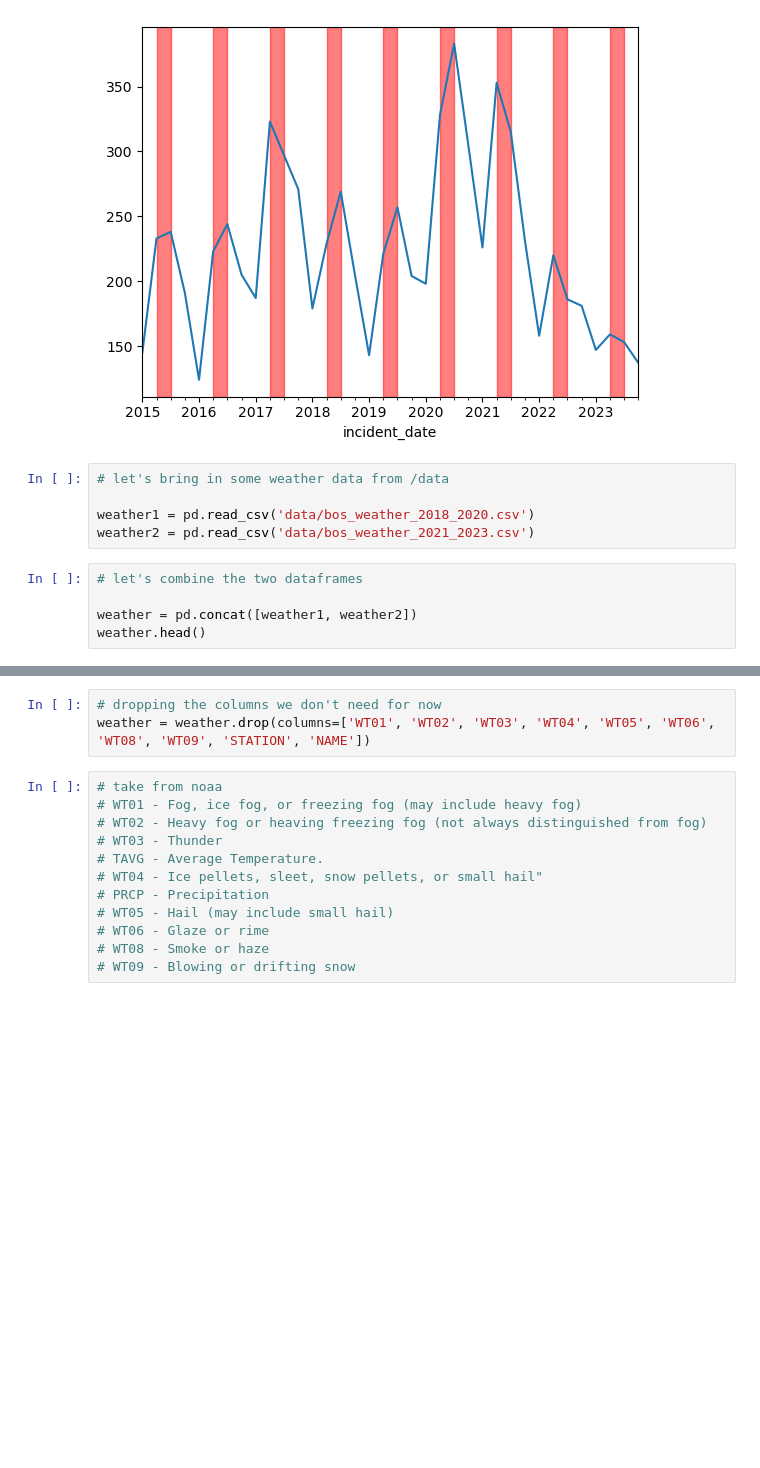
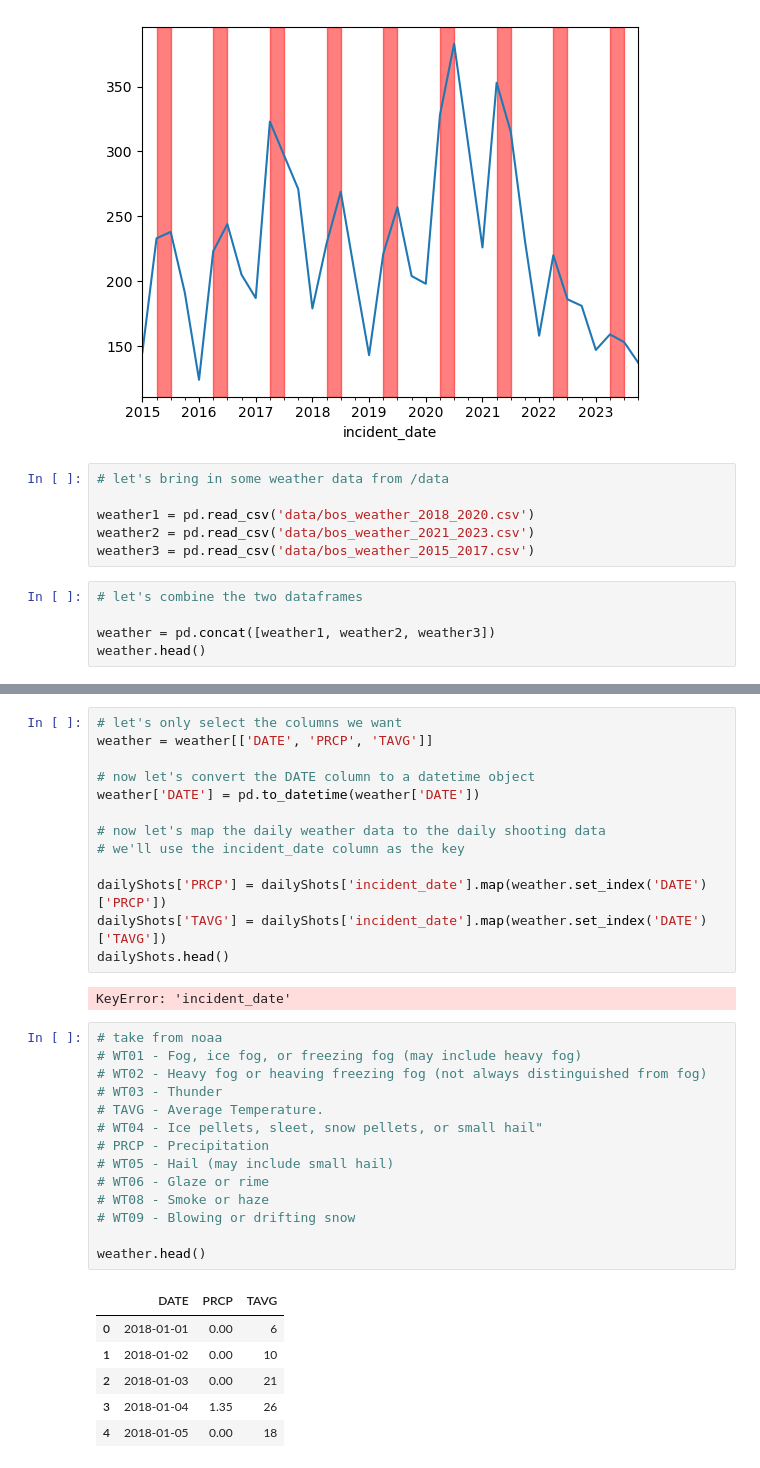
Before and after one commit to kammelCase/ShotsFiredBoston, a Jupyter notebook: ShotsFired_EDA.ipynb, the cells around one changed output, grey strips where cells are left out. Saved outputs shown, nothing was run; the diff lists cells and outputs as text; blank space fills up the shorter version.

```diff
--- a/ShotsFired_EDA.ipynb
+++ b/ShotsFired_EDA.ipynb
@@ -101,10 +95,11 @@ plt.axvspan('2023-06-30', '2023-09-30', color='red', alpha=0.5)
 
 weather1 = pd.read_csv('data/bos_weather_2018_2020.csv')
 weather2 = pd.read_csv('data/bos_weather_2021_2023.csv')
+weather3 = pd.read_csv('data/bos_weather_2015_2017.csv')
 # %%
 # let's combine the two dataframes
 
-weather = pd.concat([weather1, weather2])
+weather = pd.concat([weather1, weather2, weather3])
 weather.head()
 # %% [output]
 |  | STATION | NAME | DATE | AWND | PRCP | SNOW | TAVG | WT01 | WT02 | WT03 | WT04 | ... |
@@ -114,20 +109,41 @@ weather.head()
 | 3 | USW00014739 | BOSTON LOGAN INTERNATIONAL AIRPOR... | 2018-01-04 | 22.59 | 1.35 | 13.4 | 26 | 1.0 | 1.0 | 1.0 | NaN | ... |
 | 4 | USW00014739 | BOSTON LOGAN INTERNATIONAL AIRPOR... | 2018-01-05 | 24.83 | 0.00 | 0.0 | 18 | NaN | NaN | NaN | NaN | ... |
 # %%
-# dropping the columns we don't need for now
-weather = weather.drop(columns=['WT01', 'WT02', 'WT03', 'WT04', 'WT05', 'WT06', 'WT08', 'WT09', 'STATION', 'NAME'])
+# let's only select the columns we want
+weather = weather[['DATE', 'PRCP', 'TAVG']]
+
+# now let's convert the DATE column to a datetime object
+weather['DATE'] = pd.to_datetime(weather['DATE'])
+
+# now let's map the daily weather data to the daily shooting data
+# we'll use the incident_date column as the key
+
+dailyShots['PRCP'] = dailyShots['incident_date'].map(weather.set_index('DATE')['PRCP'])
+dailyShots['TAVG'] = dailyShots['incident_date'].map(weather.set_index('DATE')['TAVG'])
+dailyShots.head()
+# %% [output]
+KeyError: 'incident_date'
 # %%
 # take from noaa
 # WT01 - Fog, ice fog, or freezing fog (may include heavy fog)
 # WT02 - Heavy fog or heaving freezing fog (not always distinguished from fog)
 # WT03 - Thunder
 # TAVG - Average Temperature.
 # WT04 - Ice pellets, sleet, snow pellets, or small hail"
 # PRCP - Precipitation
 # WT05 - Hail (may include small hail)
 # WT06 - Glaze or rime
 # WT08 - Smoke or haze
 # WT09 - Blowing or drifting snow
+
+weather.head()
+# %% [output]
+|  | DATE | PRCP | TAVG |
+| 0 | 2018-01-01 | 0.00 | 6 |
+| 1 | 2018-01-02 | 0.00 | 10 |
+| 2 | 2018-01-03 | 0.00 | 21 |
+| 3 | 2018-01-04 | 1.35 | 26 |
+| 4 | 2018-01-05 | 0.00 | 18 |
 # %%
 # let's convert the date column to a datetime object
 
```
Also changed, not shown: parts of 8 cells of this notebook, 1 other file.
